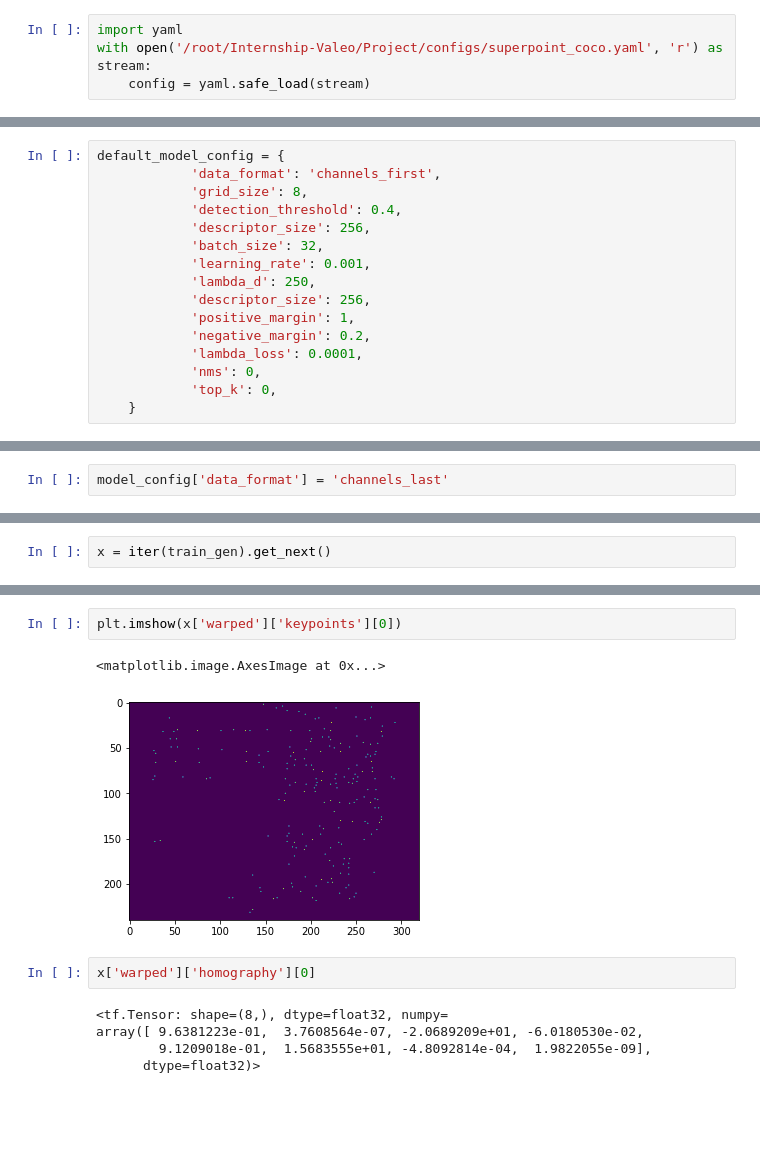
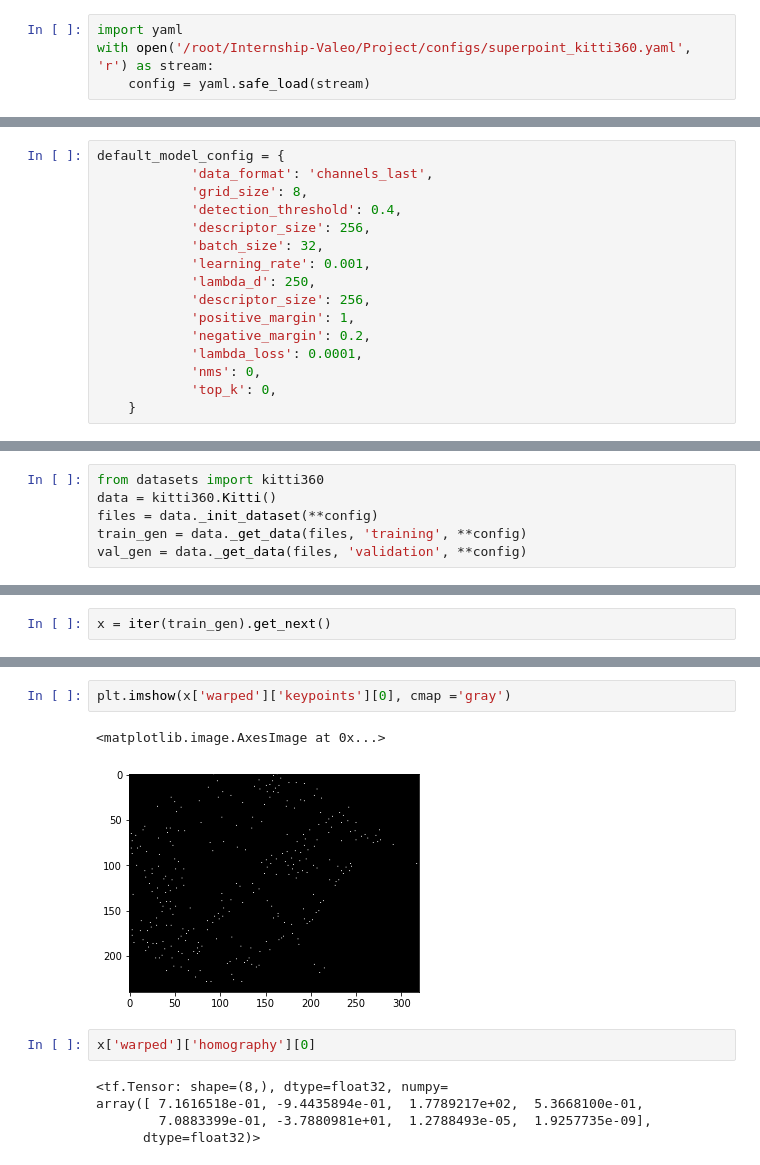
Before and after one commit to amit205/multi-task-learning, a Jupyter notebook: superpoint_coco.ipynb, the cells around one changed output, grey strips where cells are left out. Saved outputs shown, nothing was run; the diff lists cells and outputs as text; blank space fills up the shorter version.

```diff
--- a/superpoint_coco.ipynb
+++ b/superpoint_coco.ipynb
@@ -68,14 +68,14 @@ default_config = {
     }
 # %%
 import yaml
-with open('/root/Internship-Valeo/Project/configs/superpoint_coco.yaml', 'r') as stream:
+with open('/root/Internship-Valeo/Project/configs/superpoint_kitti360.yaml', 'r') as stream:
     config = yaml.safe_load(stream)
 # %%
 config1 = config
 config = dict_update(default_config, config['data'])
 # %%
 default_model_config = {
-            'data_format': 'channels_first',
+            'data_format': 'channels_last',
             'grid_size': 8,
             'detection_threshold': 0.4,
             'descriptor_size': 256,
@@ -91,8 +91,6 @@ default_model_config = {
     }
 # %%
 model_config = dict_update(default_model_config, config1['model'])
-# %%
-model_config['data_format'] = 'channels_last'
 # %%
 logdir = "logs/scalars/" + datetime.datetime.now().strftime("%Y%m%d-%H%M%S")
 tensorboard_callback = keras.callbacks.TensorBoard(log_dir=logdir)
@@ -105,3 +103,9 @@ val_gen = data._get_data(files, 'validation', **config)
+# %%
+from datasets import kitti360
+data = kitti360.Kitti()
+files = data._init_dataset(**config)
+train_gen = data._get_data(files, 'training', **config)
+val_gen = data._get_data(files, 'validation', **config)
 # %%
 # # code for photometric augmentation
 
@@ -554,14 +560,14 @@ plt.imshow(x['warped']['valid_mask'][0], cmap = 'gray')
 # %%
-plt.imshow(x['warped']['keypoints'][0])
+plt.imshow(x['warped']['keypoints'][0], cmap ='gray')
 # %% [output]
 <matplotlib.image.AxesImage at 0x...>
-[figure, old version]
+[figure, new version]
 # %%
 x['warped']['homography'][0]
 # %% [output]
 <tf.Tensor: shape=(8,), dtype=float32, numpy=
-array([ 9.6381223e-01,  3.7608564e-07, -2.0689209e+01, -6.0180530e-02,
-        9.1209018e-01,  1.5683555e+01, -4.8092814e-04,  1.9822055e-09],
+array([ 7.1616518e-01, -9.4435894e-01,  1.7789217e+02,  5.3668100e-01,
+        7.0883399e-01, -3.7880981e+01,  1.2788493e-05,  1.9257735e-09],
       dtype=float32)>
 # %%
 x['warped']['name']
```
Also changed, not shown: parts of 12 cells of this notebook, 4 other files.
